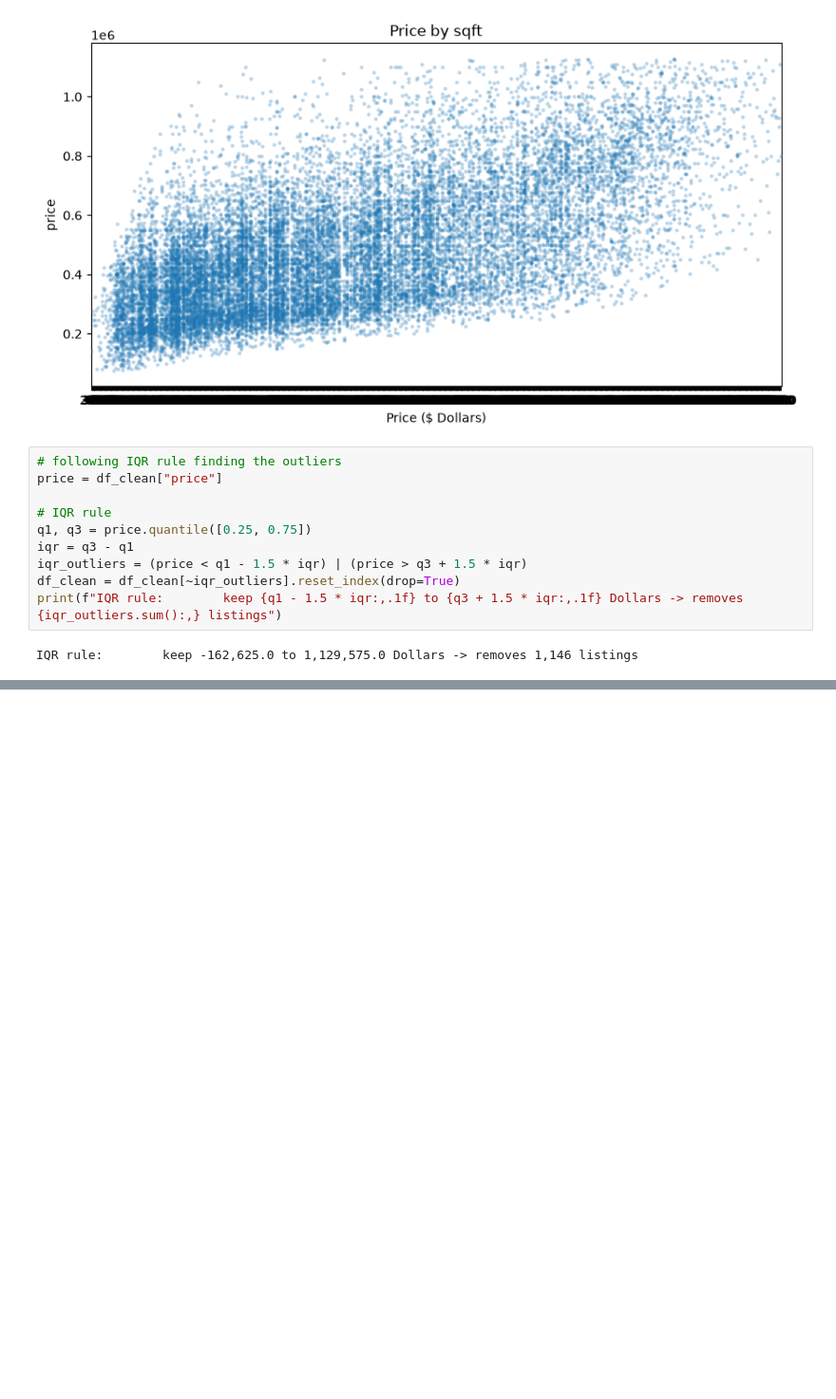
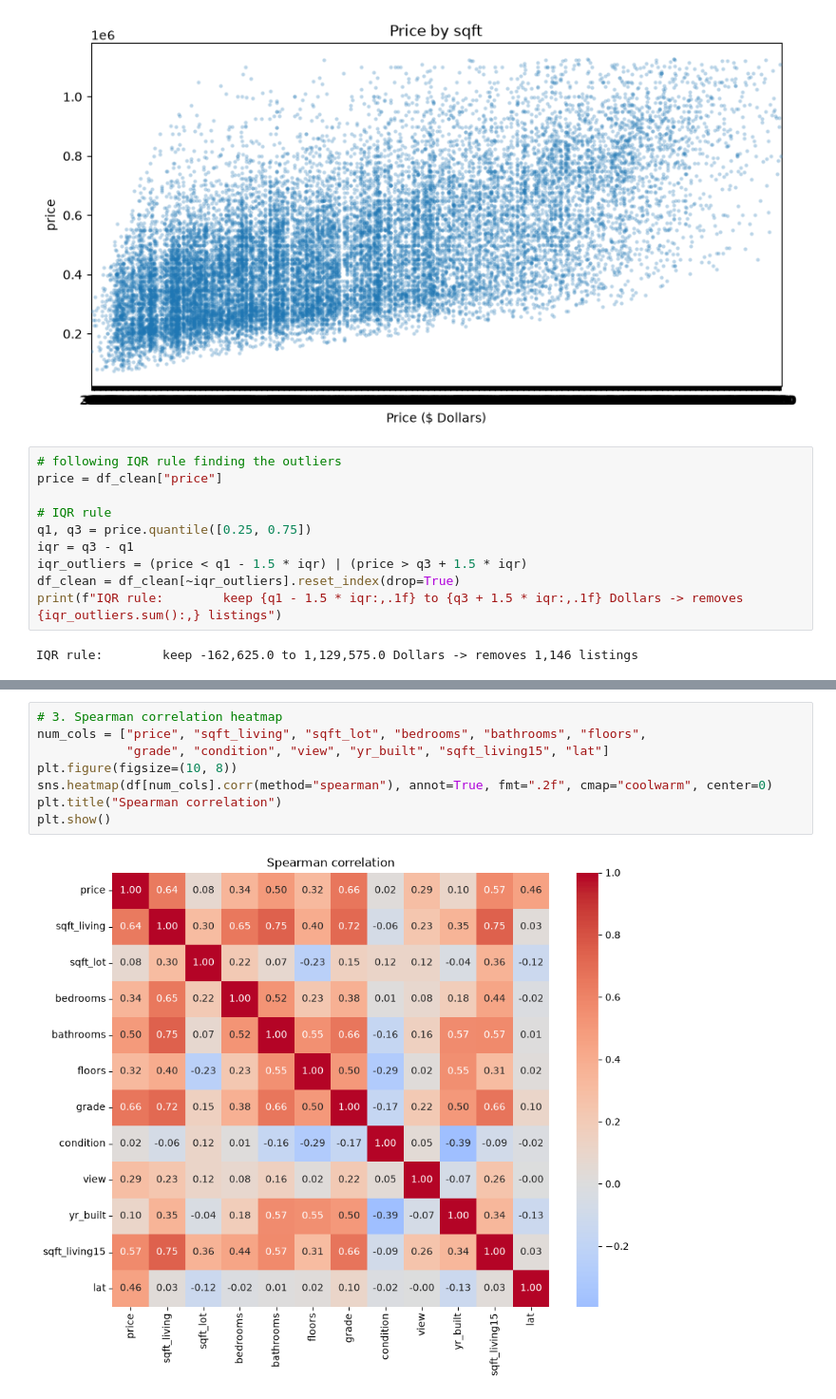
Before and after one commit to iaac-maai/group7_day2_assignment, a Jupyter notebook: notebook/data_cleaning_and_EDA.ipynb, the cells around one changed output, grey strips where cells are left out. Shown at 95% size. Cells and saved outputs as stored; diff of their text form; blank space fills up the shorter version.

```diff
--- a/notebook/data_cleaning_and_EDA.ipynb
+++ b/notebook/data_cleaning_and_EDA.ipynb
@@ -200,0 +273,10 @@ IQR rule:        keep -162,625.0 to 1,129,575.0 Dollars -> removes 1,146 listing
+# %%
+# 3. Spearman correlation heatmap
+num_cols = ["price", "sqft_living", "sqft_lot", "bedrooms", "bathrooms", "floors",
+            "grade", "condition", "view", "yr_built", "sqft_living15", "lat"]
+plt.figure(figsize=(10, 8))
+sns.heatmap(df[num_cols].corr(method="spearman"), annot=True, fmt=".2f", cmap="coolwarm", center=0)
+plt.title("Spearman correlation")
+plt.show()
+# %% [output]
+[figure, added]
```
Also changed, not shown: parts of 9 cells of this notebook.
